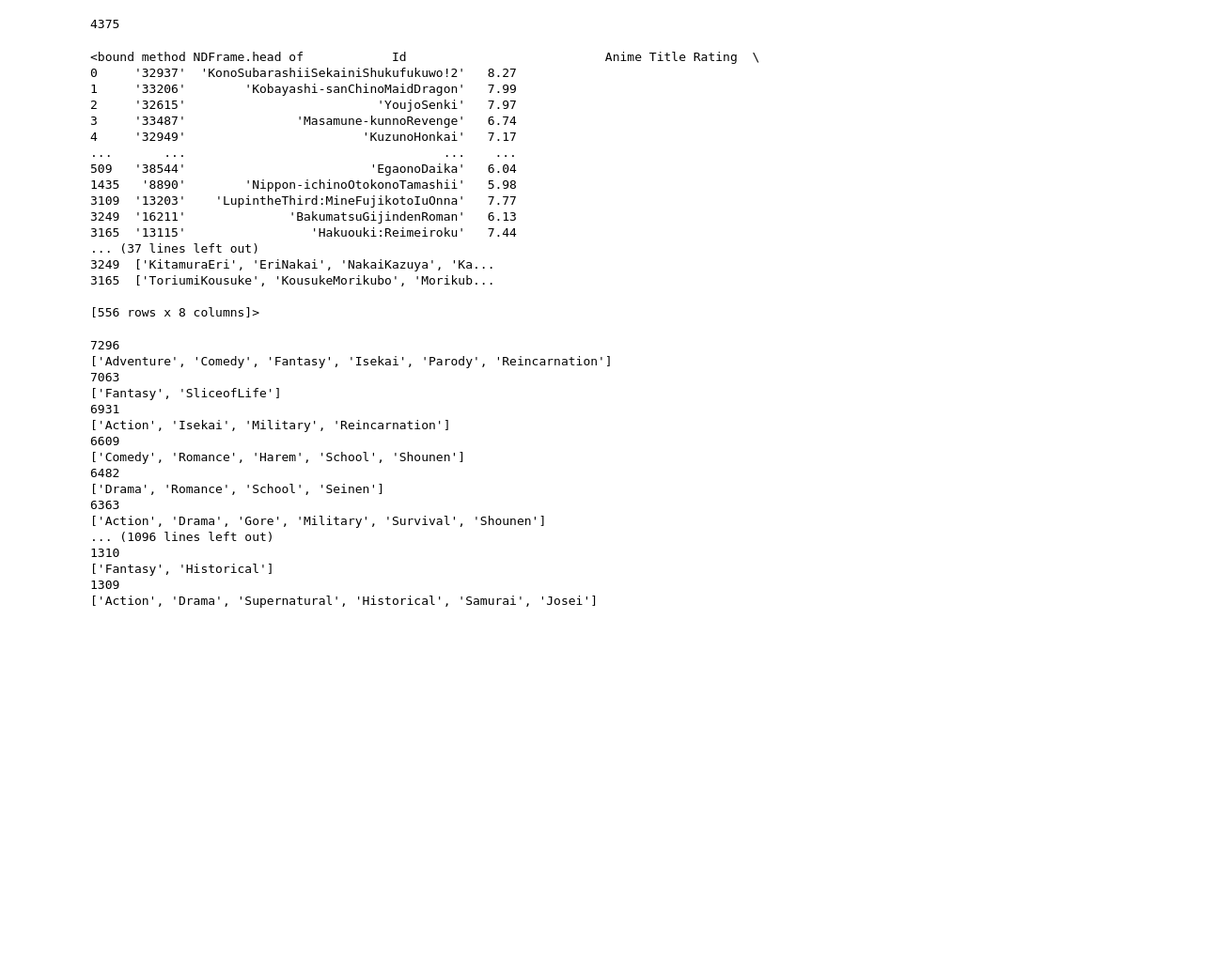
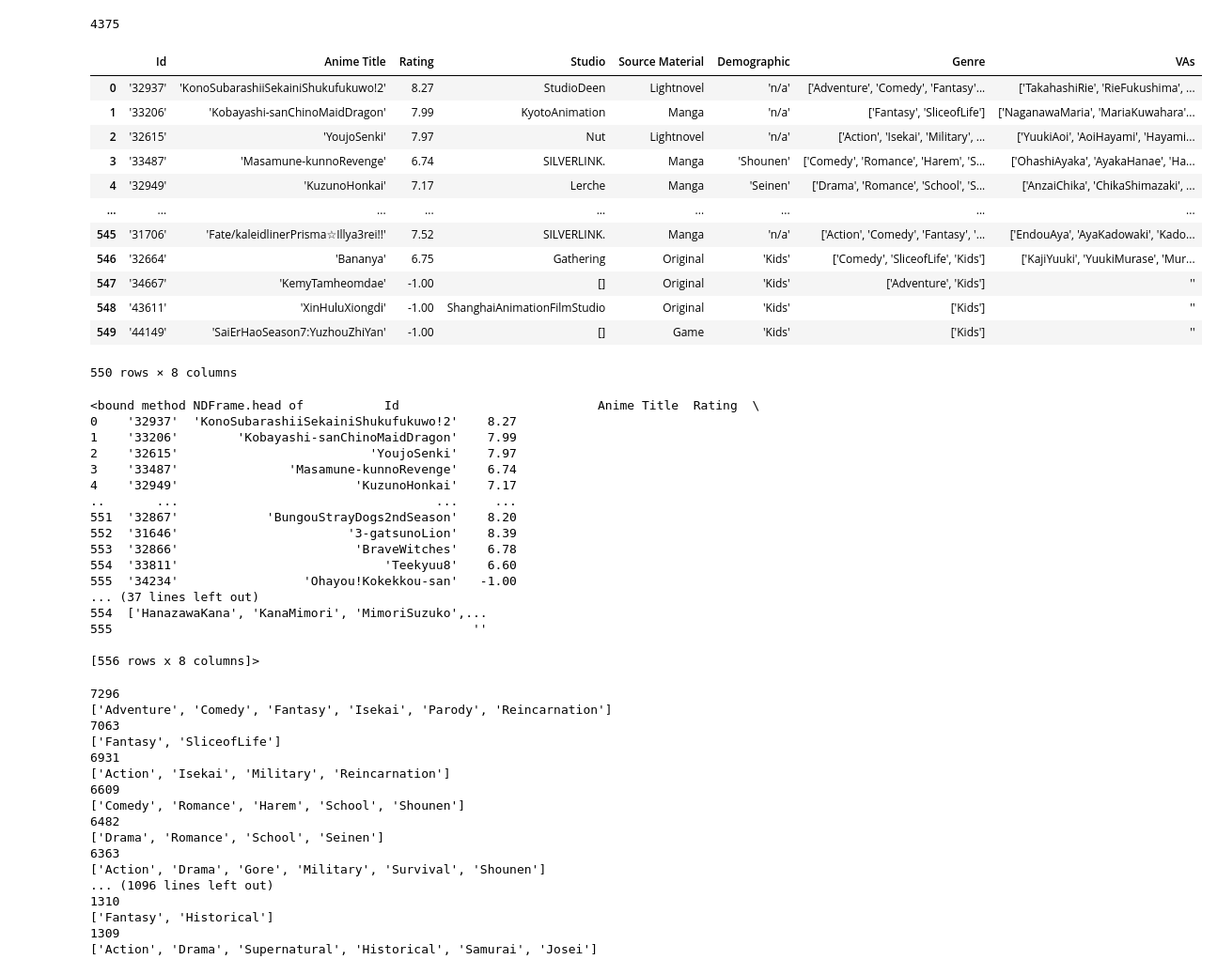
Before and after one commit to nle244/MAL-Recommendation, a Jupyter notebook: list_anime.ipynb, the cells around one changed output. Shown at 94% size. Drawn from its saved outputs; the diff is of its cells as text; code cells hidden in the pictures; blank space fills up the shorter version.

```diff
--- a/list_anime.ipynb
+++ b/list_anime.ipynb
@@ -434,6 +419,22 @@ for i in tqdm(range(len(anime_values))):
         indicies.append(i)
 # %% [output]
 4375
+# %%
+top_sample[:550]
+# %% [output]
+|  | Id | Anime Title | Rating | Studio | Source Material | Demographic | Genre | VAs |
+| 0 | '32937' | 'KonoSubarashiiSekainiShukufukuwo!2' | 8.27 | StudioDeen | Lightnovel | 'n/a' | ['Adventure', 'Comedy', 'Fantasy'... | ['TakahashiRie', 'RieFukushima', ... |
+| 1 | '33206' | 'Kobayashi-sanChinoMaidDragon' | 7.99 | KyotoAnimation | Manga | 'n/a' | ['Fantasy', 'SliceofLife'] | ['NaganawaMaria', 'MariaKuwahara'... |
+| 2 | '32615' | 'YoujoSenki' | 7.97 | Nut | Lightnovel | 'n/a' | ['Action', 'Isekai', 'Military', ... | ['YuukiAoi', 'AoiHayami', 'Hayami... |
+| 3 | '33487' | 'Masamune-kunnoRevenge' | 6.74 | SILVERLINK. | Manga | 'Shounen' | ['Comedy', 'Romance', 'Harem', 'S... | ['OhashiAyaka', 'AyakaHanae', 'Ha... |
+| 4 | '32949' | 'KuzunoHonkai' | 7.17 | Lerche | Manga | 'Seinen' | ['Drama', 'Romance', 'School', 'S... | ['AnzaiChika', 'ChikaShimazaki', ... |
+| ... | ... | ... | ... | ... | ... | ... | ... | ... |
+| 545 | '31706' | 'Fate/kaleidlinerPrisma☆Illya3rei!!' | 7.52 | SILVERLINK. | Manga | 'n/a' | ['Action', 'Comedy', 'Fantasy', '... | ['EndouAya', 'AyaKadowaki', 'Kado... |
+| 546 | '32664' | 'Bananya' | 6.75 | Gathering | Original | 'Kids' | ['Comedy', 'SliceofLife', 'Kids'] | ['KajiYuuki', 'YuukiMurase', 'Mur... |
+| 547 | '34667' | 'KemyTamheomdae' | -1.00 | [] | Original | 'Kids' | ['Adventure', 'Kids'] | '' |
+| 548 | '43611' | 'XinHuluXiongdi' | -1.00 | ShanghaiAnimationFilmStudio | Original | 'Kids' | ['Kids'] | '' |
+| 549 | '44149' | 'SaiErHaoSeason7:YuzhouZhiYan' | -1.00 | [] | Game | 'Kids' | ['Kids'] | '' |
+550 rows × 8 columns
 # %%
 # for i in tqdm(range(len(df_anime_temp))):
 #     if df_anime_temp.loc[i]['Id'].replace()
@@ -450,23 +452,23 @@ top_and_bottom = pandas.concat(frames)
 print(top_and_bottom.head)
 
 outputdf = top_and_bottom.copy()
-outputdf.to_csv('top_and_bottom_anime.csv', index=False)
+outputdf.to_csv('top_and_bottom_anime2.csv', index=False)
 # %% [output]
-<bound method NDFrame.head of            Id                           Anime Title Rating  \
-0     '32937'  'KonoSubarashiiSekainiShukufukuwo!2'   8.27
-1     '33206'        'Kobayashi-sanChinoMaidDragon'   7.99
-2     '32615'                          'YoujoSenki'   7.97
-3     '33487'               'Masamune-kunnoRevenge'   6.74
-4     '32949'                        'KuzunoHonkai'   7.17
-...       ...                                   ...    ...
-509   '38544'                         'EgaonoDaika'   6.04
-1435   '8890'        'Nippon-ichinoOtokonoTamashii'   5.98
-3109  '13203'    'LupintheThird:MineFujikotoIuOnna'   7.77
-3249  '16211'              'BakumatsuGijindenRoman'   6.13
-3165  '13115'                 'Hakuouki:Reimeiroku'   7.44
+<bound method NDFrame.head of           Id                           Anime Title  Rating  \
+0    '32937'  'KonoSubarashiiSekainiShukufukuwo!2'    8.27
+1    '33206'        'Kobayashi-sanChinoMaidDragon'    7.99
+2    '32615'                          'YoujoSenki'    7.97
+3    '33487'               'Masamune-kunnoRevenge'    6.74
+4    '32949'                        'KuzunoHonkai'    7.17
+..       ...                                   ...     ...
+551  '32867'            'BungouStrayDogs2ndSeason'    8.20
+552  '31646'                       '3-gatsunoLion'    8.39
+553  '32866'                        'BraveWitches'    6.78
+554  '33811'                            'Teekyuu8'    6.60
+555  '34234'                 'Ohayou!Kokekkou-san'   -1.00
 ... (37 lines left out)
-3249  ['KitamuraEri', 'EriNakai', 'NakaiKazuya', 'Ka...
-3165  ['ToriumiKousuke', 'KousukeMorikubo', 'Morikub...
+554  ['HanazawaKana', 'KanaMimori', 'MimoriSuzuko',...
+555                                                 ''
 
 [556 rows x 8 columns]>
 # %%
```
Also changed, not shown: parts of 9 cells of this notebook, 13 other files.
